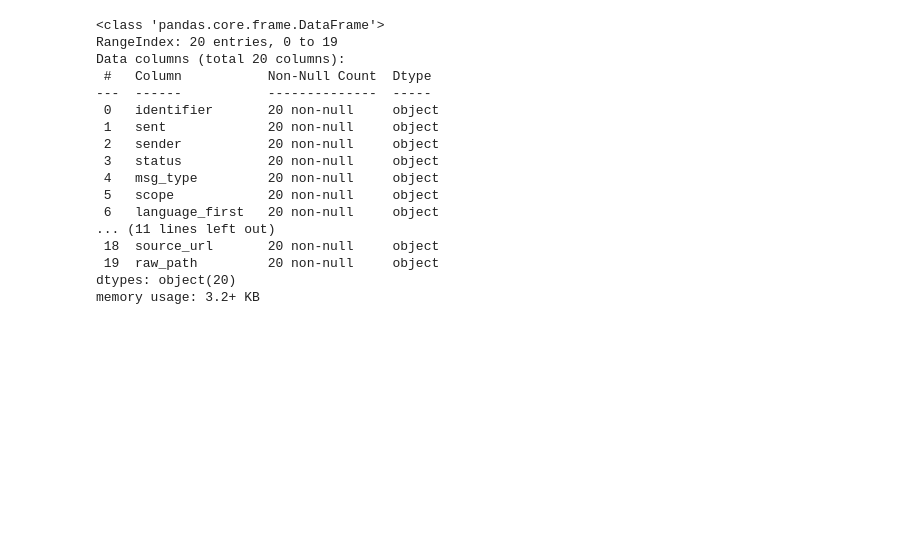
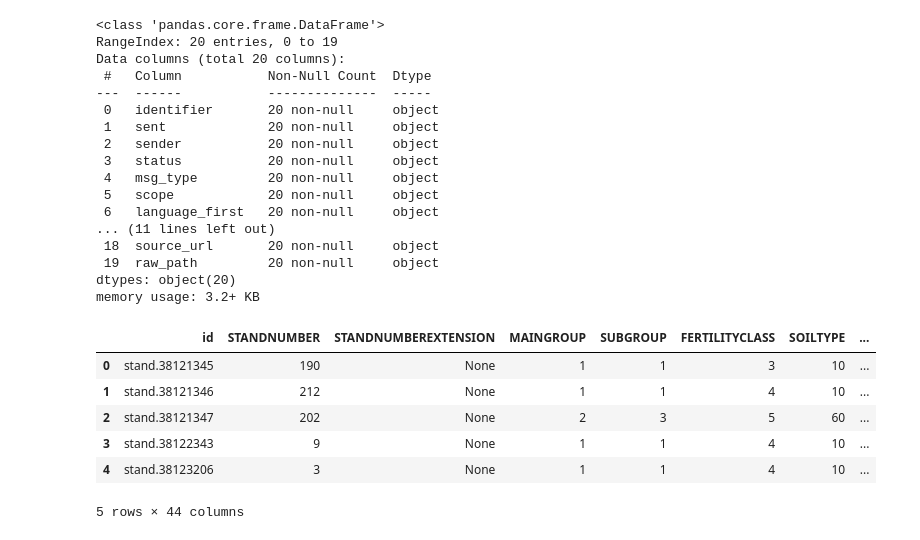
Before and after one commit to FuzelahamedShaik/windthrow-nowcasting, a Jupyter notebook: notebooks/01_data_exploration.ipynb, the cells around one changed output. Drawn from its saved outputs; the diff is of its cells as text; code cells hidden in the pictures; blank space fills up the shorter version.

```diff
--- a/notebooks/01_data_exploration.ipynb
+++ b/notebooks/01_data_exploration.ipynb
@@ -158,3 +158,20 @@ Data columns (total 20 columns):
  19  raw_path         20 non-null     object
 dtypes: object(20)
 memory usage: 3.2+ KB
+# %%
+import pandas as pd
+
+df = pd.read_parquet(
+    "../data/interim/forest_stands/stands_eaf55fea1f_20260109T091220Z.parquet",
+    engine="pyarrow"
+)
+# %%
+df.head()
+# %% [output]
+|  | id | STANDNUMBER | STANDNUMBEREXTENSION | MAINGROUP | SUBGROUP | FERTILITYCLASS | SOILTYPE | ... |
+| 0 | stand.38121345 | 190 | None | 1 | 1 | 3 | 10 | ... |
+| 1 | stand.38121346 | 212 | None | 1 | 1 | 4 | 10 | ... |
+| 2 | stand.38121347 | 202 | None | 2 | 3 | 5 | 60 | ... |
+| 3 | stand.38122343 | 9 | None | 1 | 1 | 4 | 10 | ... |
+| 4 | stand.38123206 | 3 | None | 1 | 1 | 4 | 10 | ... |
+5 rows × 44 columns
```
Also changed, not shown: parts of 8 cells of this notebook, 16 other files.
